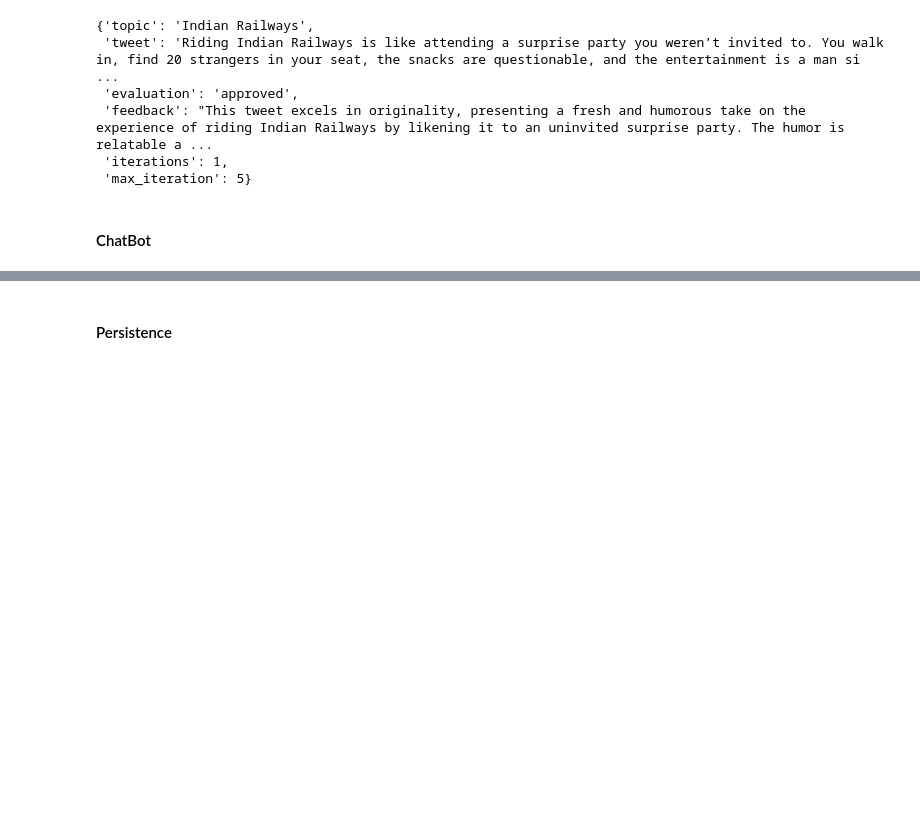
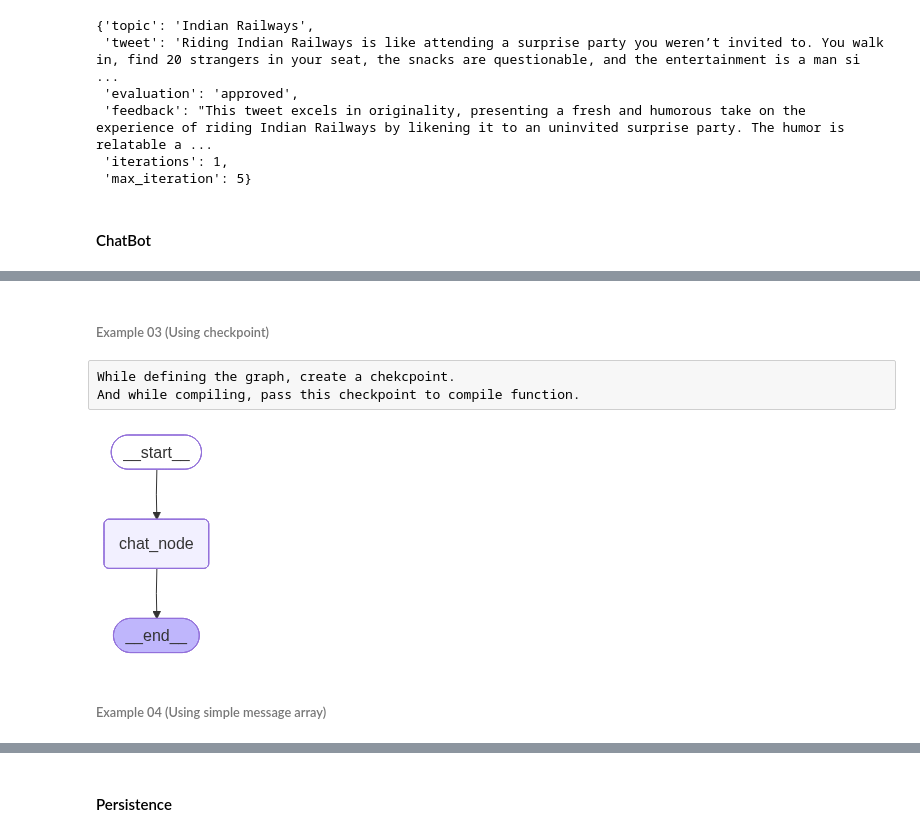
Before and after one commit to memorybyte/langgraph, a Jupyter notebook: workflow.ipynb, the cells around one changed output, grey strips where cells are left out. Cells and saved outputs as stored; diff of their text form; code cells hidden in the pictures; blank space fills up the shorter version.

```diff
--- a/workflow.ipynb
+++ b/workflow.ipynb
@@ -1104,0 +1092,2 @@ StateSnapshot(values={'messages': [HumanMessage(content='My name is pratik', add
+# %% [markdown]
+###### Example 03 (Using checkpoint)
@@ -1104,0 +1112,37 @@ StateSnapshot(values={'messages': [HumanMessage(content='My name is pratik', add
+# %% [raw]
+While defining the graph, create a chekcpoint.
+And while compiling, pass this checkpoint to compile function.
+# %%
+# Create state
+class ChatState(TypedDict):
+    messages: Annotated[list[BaseMessage], operator.add]
+    # use add_messages instead og operator.add
+    # It is optimized for BaseMessage
+# %%
+# Node functions
+
+def chat_node(state: ChatState) -> ChatState:
+    messages = state['messages']
+
+    response = model.invoke(messages)
+    return {'messages': [response]}
+# %%
+# Create graph, add node, add edge
+
+# Create a checkpoint
+checkpointer = MemorySaver()
+
+graph = StateGraph(ChatState)
+
+# Add node
+graph.add_node('chat_node', chat_node)
+
+# Add edge
+graph.add_edge(START, 'chat_node')
+graph.add_edge('chat_node', END)
+
+# Compile
+chatbot = graph.compile(checkpointer=checkpointer)
+chatbot
+# %% [output]
+[figure, added]
@@ -1104,0 +1169,2 @@ StateSnapshot(values={'messages': [HumanMessage(content='My name is pratik', add
+# %% [markdown]
+###### Example 04 (Using simple message array)
```
Also changed, not shown: parts of 36 cells of this notebook.
